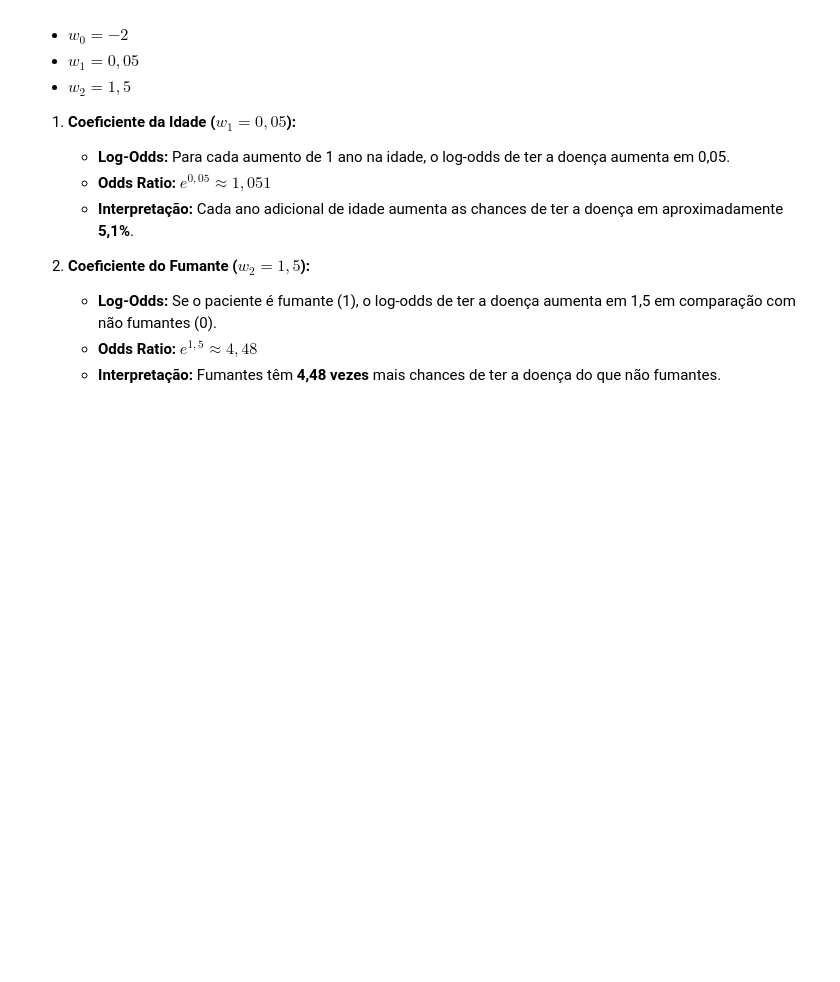
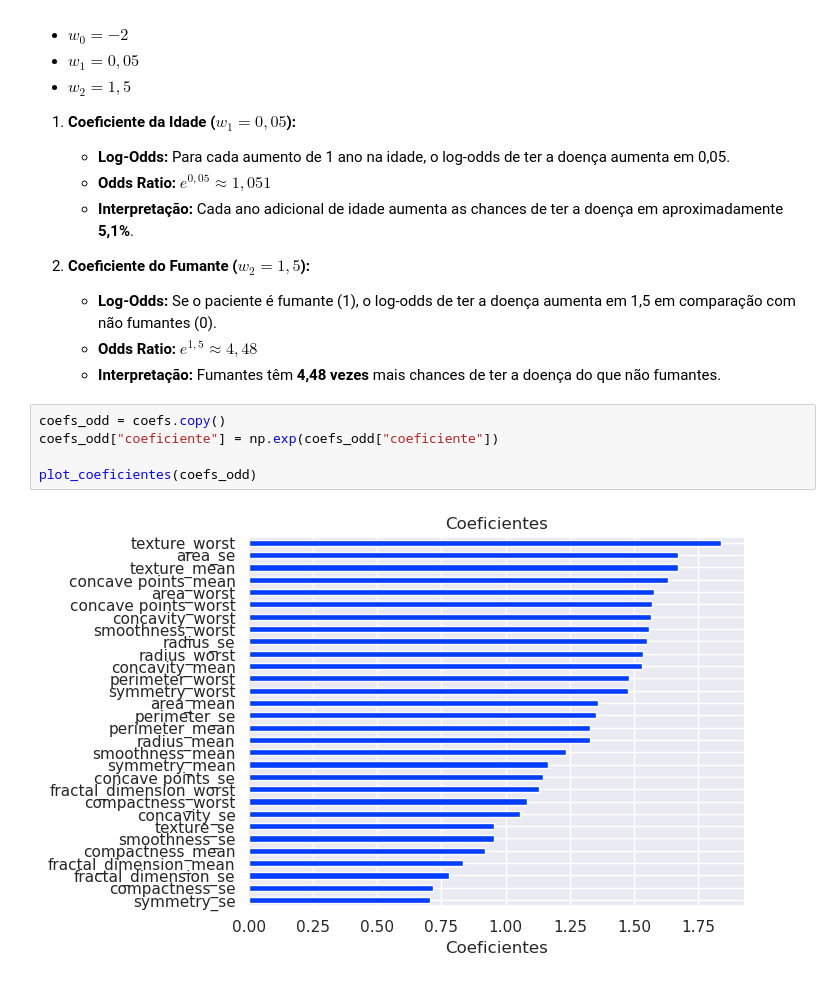
Before and after one commit to HilarioMarques/Classificacao_AlgoritmosLineares_DiagnosticoCancer_Kaggle, a Jupyter notebook: notebooks/Modelos.ipynb, the cells around one changed output. Drawn from its saved outputs; the diff is of its cells as text; blank space fills up the shorter version.

```diff
--- a/notebooks/Modelos.ipynb
+++ b/notebooks/Modelos.ipynb
@@ -283,3 +284,10 @@ Suponha que obtivemos os seguintes coeficientes:
    - **Log-Odds:** Se o paciente é fumante (1), o log-odds de ter a doença aumenta em 1,5 em comparação com não fumantes (0).
    - **Odds Ratio:** $e^{1{,}5} \approx 4{,}48$
    - **Interpretação:** Fumantes têm **4,48 vezes** mais chances de ter a doença do que não fumantes.
+# %%
+coefs_odd = coefs.copy()
+coefs_odd["coeficiente"] = np.exp(coefs_odd["coeficiente"])
+
+plot_coeficientes(coefs_odd)
+# %% [output]
+[figure, added]
```
Also changed, not shown: parts of 1 cell of this notebook.
